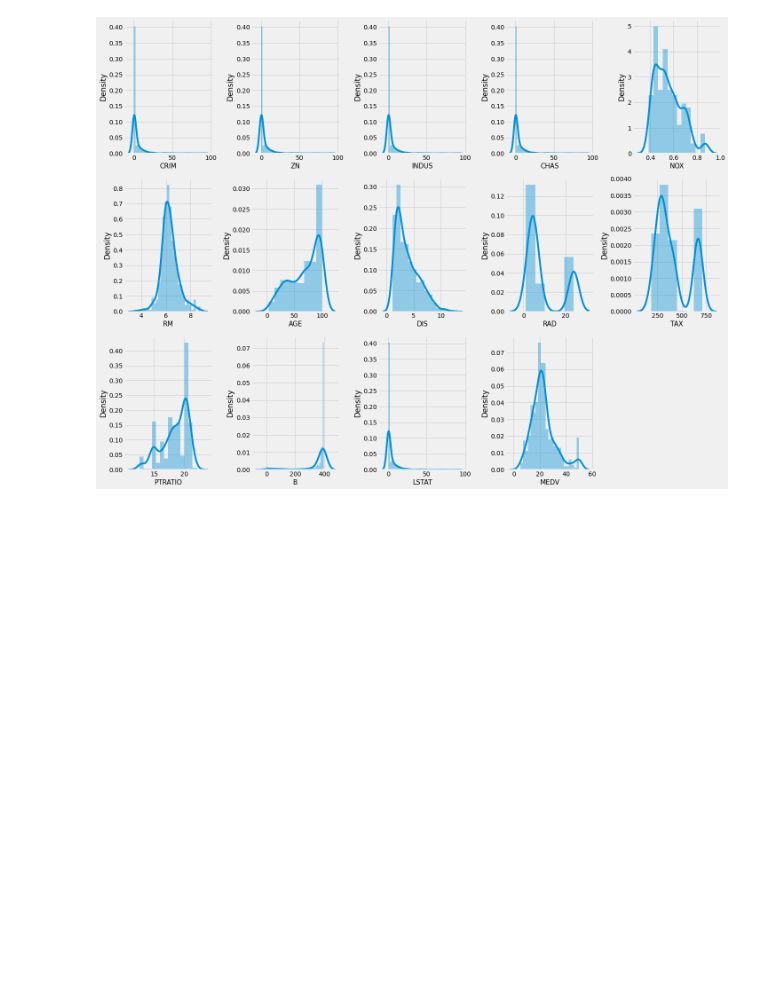
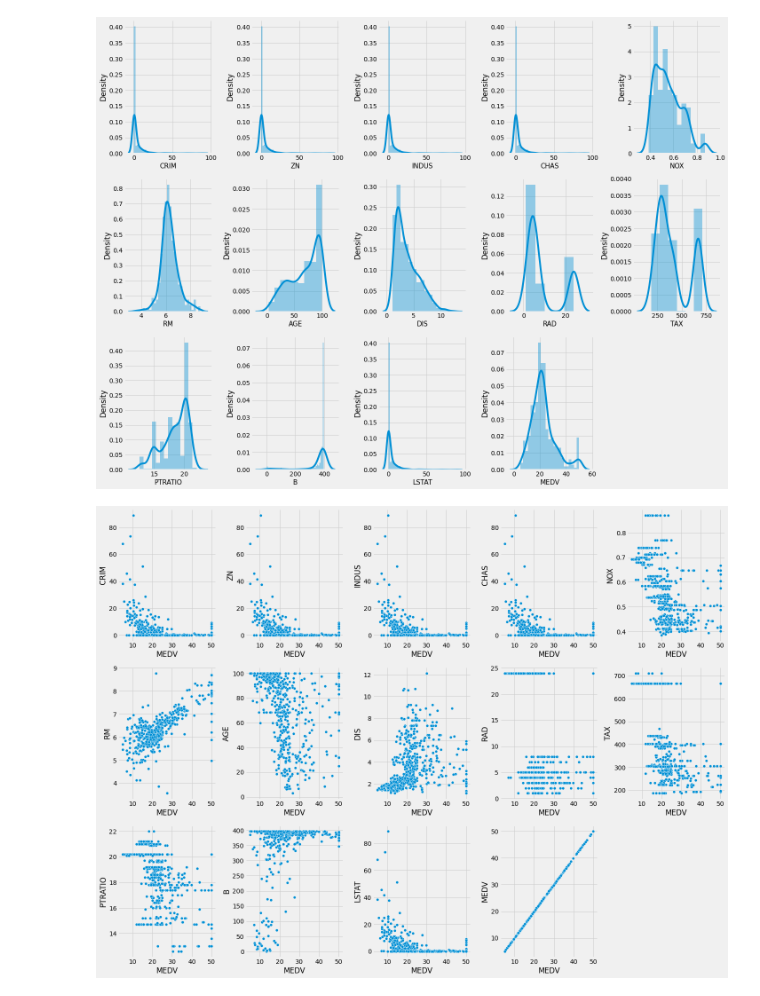
Before and after one commit to Mhsm2012/boton_data_linear_regression, a Jupyter notebook: house_price_linear_regression.ipynb, the cells around one changed output. Drawn from its saved outputs; the diff is of its cells as text; code cells hidden in the pictures; blank space fills up the shorter version.

```diff
--- a/house_price_linear_regression.ipynb
+++ b/house_price_linear_regression.ipynb
@@ -120,3 +120,20 @@ plt.tight_layout()
 plt.show()
 # %% [output]
 [figure]
+# %%
+# Plotting `Price` with remaining columns
+
+plt.figure(figsize = (20, 15))
+plotnumber = 1
+
+for column in data:
+    if plotnumber <= 14:
+        ax = plt.subplot(3, 5, plotnumber)
+        sns.scatterplot(x = data['MEDV'], y = data[column])
+
+    plotnumber += 1
+
+plt.tight_layout()
+plt.show()
+# %% [output]
+[figure, added]
```
Also changed, not shown: parts of 1 cell of this notebook.
